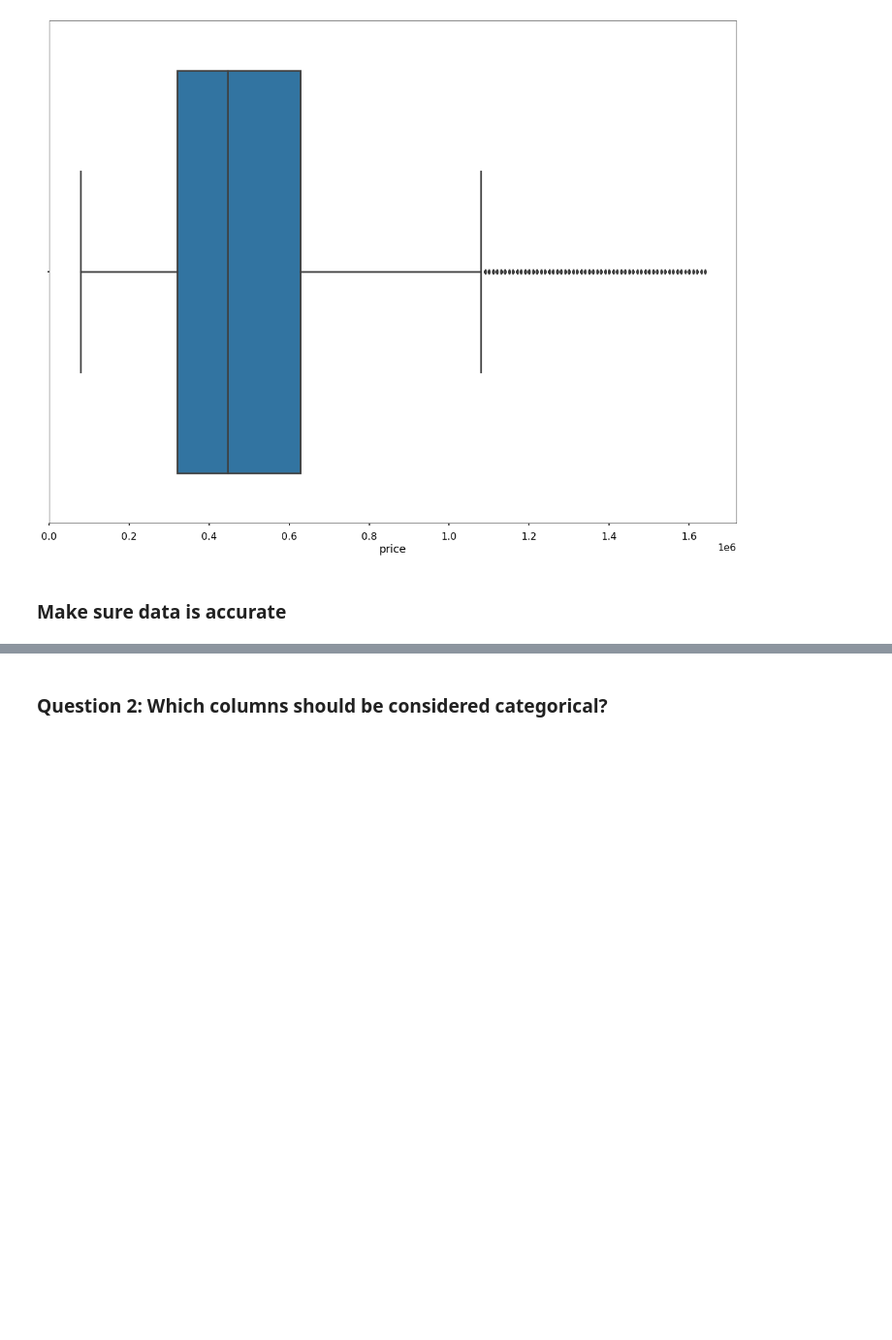
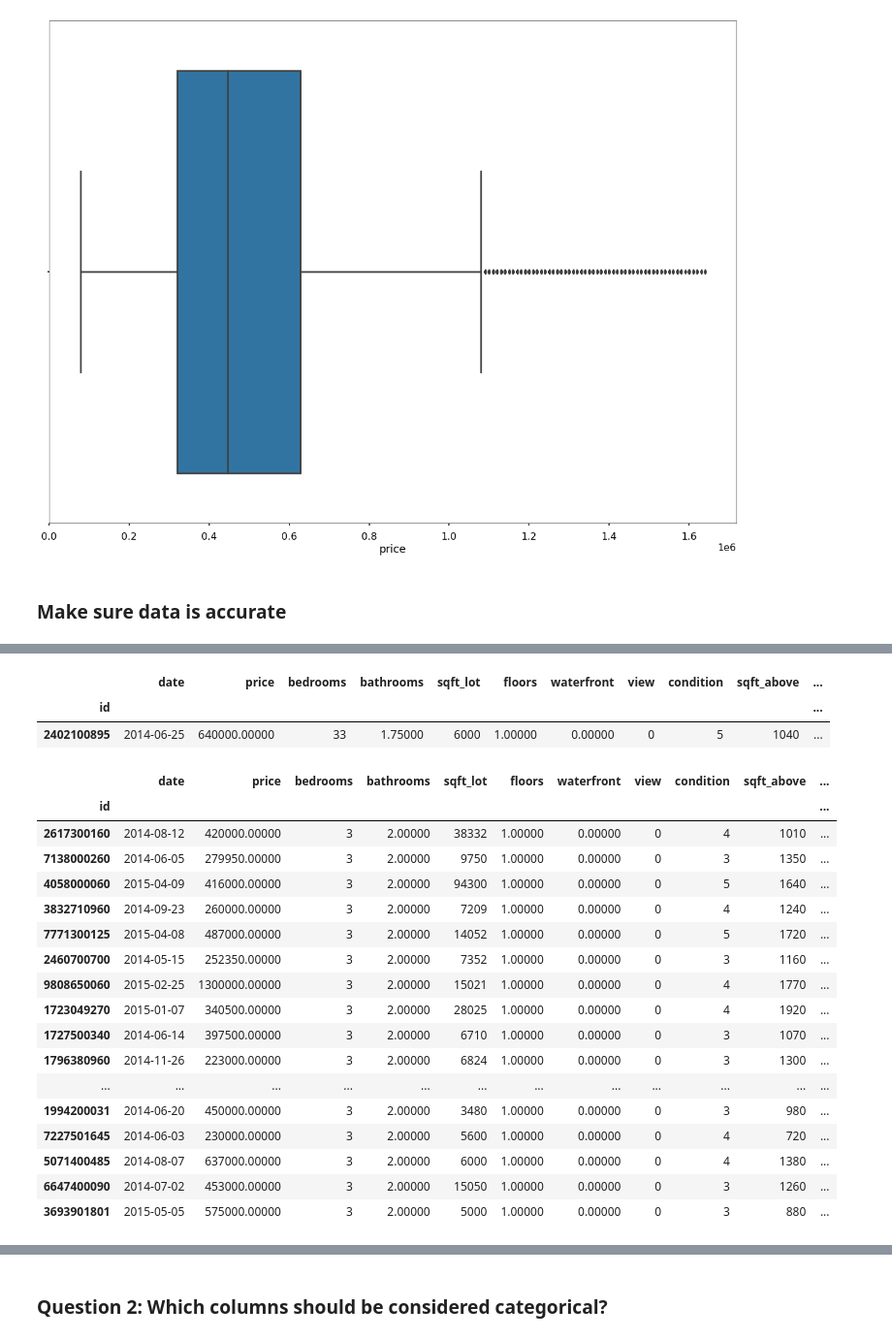
Before and after one commit to alimahzoon/King-County-House-Sales, a Jupyter notebook: student.ipynb, the cells around one changed output, grey strips where cells are left out. Shown at 97% size. Drawn from its saved outputs; the diff is of its cells as text; code cells hidden in the pictures; blank space fills up the shorter version.

```diff
--- a/student.ipynb
+++ b/student.ipynb
@@ -509,3 +506,30 @@ kings_df_cleaned.describe().round(2)
 | 50% | 447000.00000 | 3.00000 | 2.25000 | 7560.00000 | 1.00000 | 0.00000 | 0.00000 | 3.00000 | 1544.00000 | ... |
 | 75% | 627650.00000 | 4.00000 | 2.50000 | 10490.50000 | 2.00000 | 0.00000 | 0.00000 | 4.00000 | 2170.00000 | ... |
 | max | 1640000.00000 | 33.00000 | 7.50000 | 1651359.00000 | 3.50000 | 1.00000 | 1.00000 | 5.00000 | 7320.00000 | ... |
+# %%
+kings_df_cleaned[kings_df_cleaned['bedrooms'] == 33]
+# %% [output]
+|  | date | price | bedrooms | bathrooms | sqft_lot | floors | waterfront | view | condition | sqft_above | ... |
+| id |  |  |  |  |  |  |  |  |  |  | ... |
+| 2402100895 | 2014-06-25 | 640000.00000 | 33 | 1.75000 | 6000 | 1.00000 | 0.00000 | 0 | 5 | 1040 | ... |
+# %%
+kings_df_cleaned[(kings_df_cleaned['bedrooms'] == 3) & (kings_df_cleaned['bathrooms'] == 2) & (kings_df_cleaned['floors'] == 1) & (kings_df_cleaned['sqft_basement'] != 0)].head(50)
+# %% [output]
+|  | date | price | bedrooms | bathrooms | sqft_lot | floors | waterfront | view | condition | sqft_above | ... |
+| id |  |  |  |  |  |  |  |  |  |  | ... |
+| 2617300160 | 2014-08-12 | 420000.00000 | 3 | 2.00000 | 38332 | 1.00000 | 0.00000 | 0 | 4 | 1010 | ... |
+| 7138000260 | 2014-06-05 | 279950.00000 | 3 | 2.00000 | 9750 | 1.00000 | 0.00000 | 0 | 3 | 1350 | ... |
+| 4058000060 | 2015-04-09 | 416000.00000 | 3 | 2.00000 | 94300 | 1.00000 | 0.00000 | 0 | 5 | 1640 | ... |
+| 3832710960 | 2014-09-23 | 260000.00000 | 3 | 2.00000 | 7209 | 1.00000 | 0.00000 | 0 | 4 | 1240 | ... |
+| 7771300125 | 2015-04-08 | 487000.00000 | 3 | 2.00000 | 14052 | 1.00000 | 0.00000 | 0 | 5 | 1720 | ... |
+| 2460700700 | 2014-05-15 | 252350.00000 | 3 | 2.00000 | 7352 | 1.00000 | 0.00000 | 0 | 3 | 1160 | ... |
+| 9808650060 | 2015-02-25 | 1300000.00000 | 3 | 2.00000 | 15021 | 1.00000 | 0.00000 | 0 | 4 | 1770 | ... |
+| 1723049270 | 2015-01-07 | 340500.00000 | 3 | 2.00000 | 28025 | 1.00000 | 0.00000 | 0 | 4 | 1920 | ... |
+| 1727500340 | 2014-06-14 | 397500.00000 | 3 | 2.00000 | 6710 | 1.00000 | 0.00000 | 0 | 3 | 1070 | ... |
+| 1796380960 | 2014-11-26 | 223000.00000 | 3 | 2.00000 | 6824 | 1.00000 | 0.00000 | 0 | 3 | 1300 | ... |
+| ... | ... | ... | ... | ... | ... | ... | ... | ... | ... | ... | ... |
+| 1994200031 | 2014-06-20 | 450000.00000 | 3 | 2.00000 | 3480 | 1.00000 | 0.00000 | 0 | 3 | 980 | ... |
+| 7227501645 | 2014-06-03 | 230000.00000 | 3 | 2.00000 | 5600 | 1.00000 | 0.00000 | 0 | 4 | 720 | ... |
+| 5071400485 | 2014-08-07 | 637000.00000 | 3 | 2.00000 | 6000 | 1.00000 | 0.00000 | 0 | 4 | 1380 | ... |
+| 6647400090 | 2014-07-02 | 453000.00000 | 3 | 2.00000 | 15050 | 1.00000 | 0.00000 | 0 | 3 | 1260 | ... |
+| 3693901801 | 2015-05-05 | 575000.00000 | 3 | 2.00000 | 5000 | 1.00000 | 0.00000 | 0 | 3 | 880 | ... |
```
Also changed, not shown: parts of 33 cells of this notebook.
